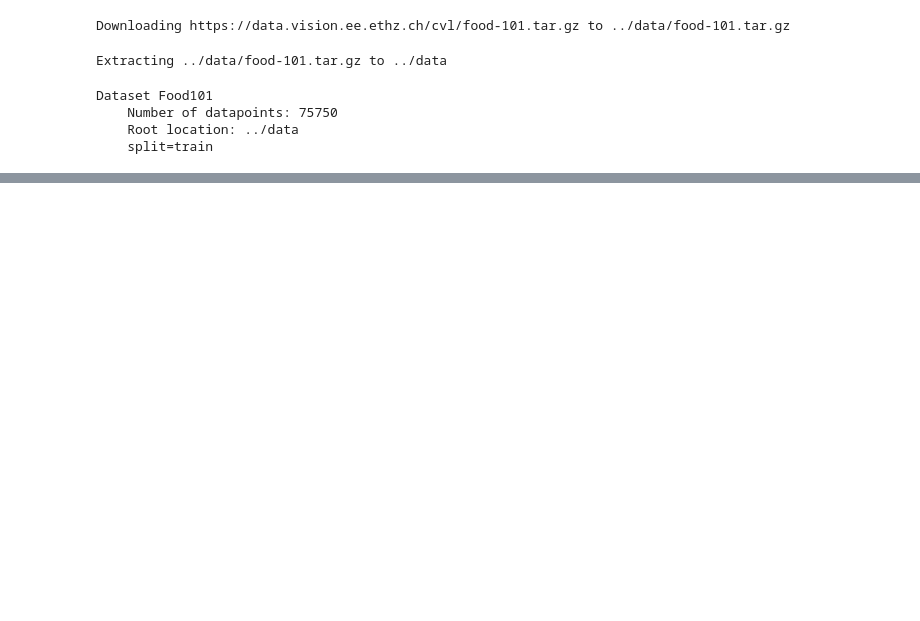
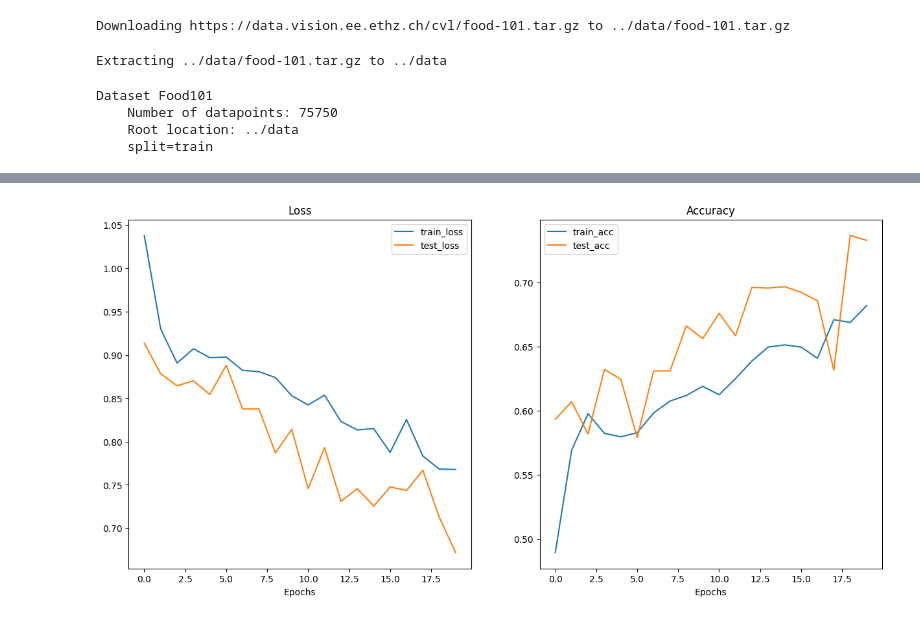
Before and after one commit to RannellRobertson/Python-Deep-Learning-Projects, a Jupyter notebook: pytorch_custom_datasets_exercises.ipynb, the cells around one changed output, grey strips where cells are left out. Drawn from its saved outputs; the diff is of its cells as text; code cells hidden in the pictures; blank space fills up the shorter version.

```diff
--- a/pytorch_custom_datasets_exercises.ipynb
+++ b/pytorch_custom_datasets_exercises.ipynb
@@ -1309,0 +1378,6 @@ Creating directory: '../data/pizza_steak_sushi_50_percent'
+# %%
+# Create the train and test paths
+train_data_80_percent_path = target_dir / "train"
+test_data_80_percent_path = target_dir / "test"
+
+train_data_80_percent_path, test_data_80_percent_path
@@ -1309,0 +1430,22 @@ Creating directory: '../data/pizza_steak_sushi_50_percent'
+# %%
+# Train a model with increased amount of data
+torch.manual_seed(42)
+torch.cuda.manual_seed(42)
+
+model_0 = TinyVGG(
+    input_shape=3,
+    hidden_units=40,
+    output_shape=len(train_80_percent_dataset.classes)
+).to(device)
+
+loss_fn = nn.CrossEntropyLoss()
+optimizer = torch.optim.Adam(model_0.parameters(),
+                             lr=0.001)
+
+model_0_results = train(model=model_0,
+      train_dataloader=train_80_percent_dataloader,
+      test_dataloader=test_80_percent_dataloader,
+      optimizer=optimizer,
+      loss_fn=loss_fn,
+      epochs=20
+)
@@ -1309,0 +1518,4 @@ Creating directory: '../data/pizza_steak_sushi_50_percent'
+# %%
+plot_loss_curves(model_0_results)
+# %% [output]
+[figure, added]
```
Also changed, not shown: parts of 19 cells of this notebook.
